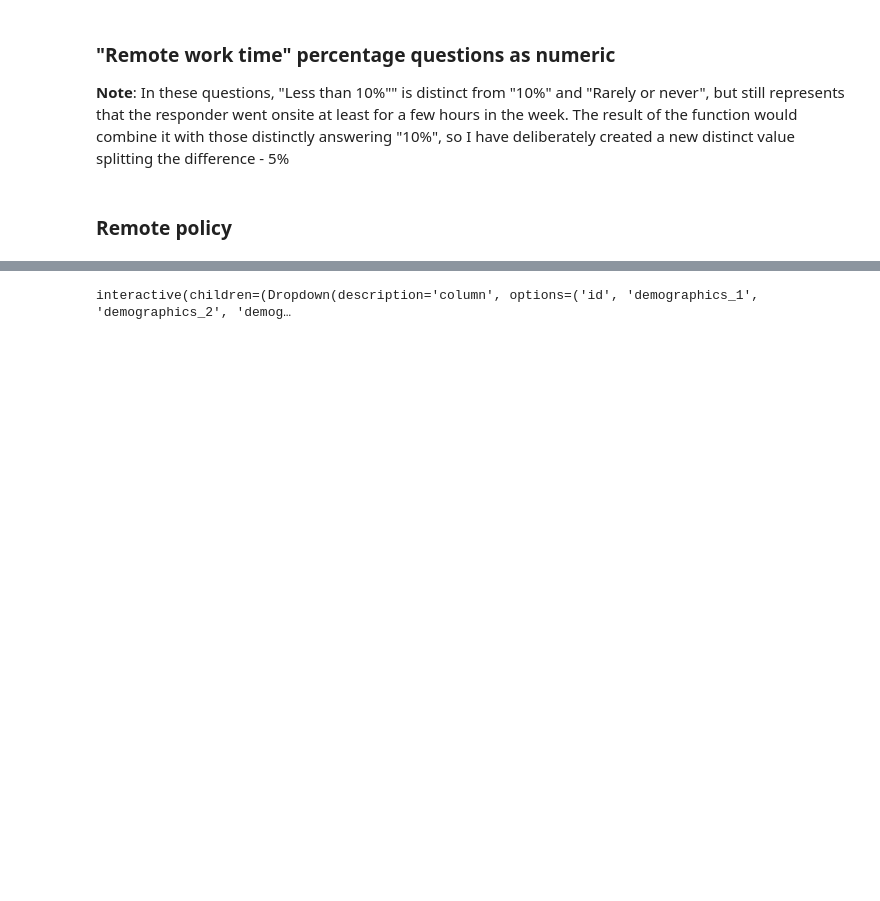
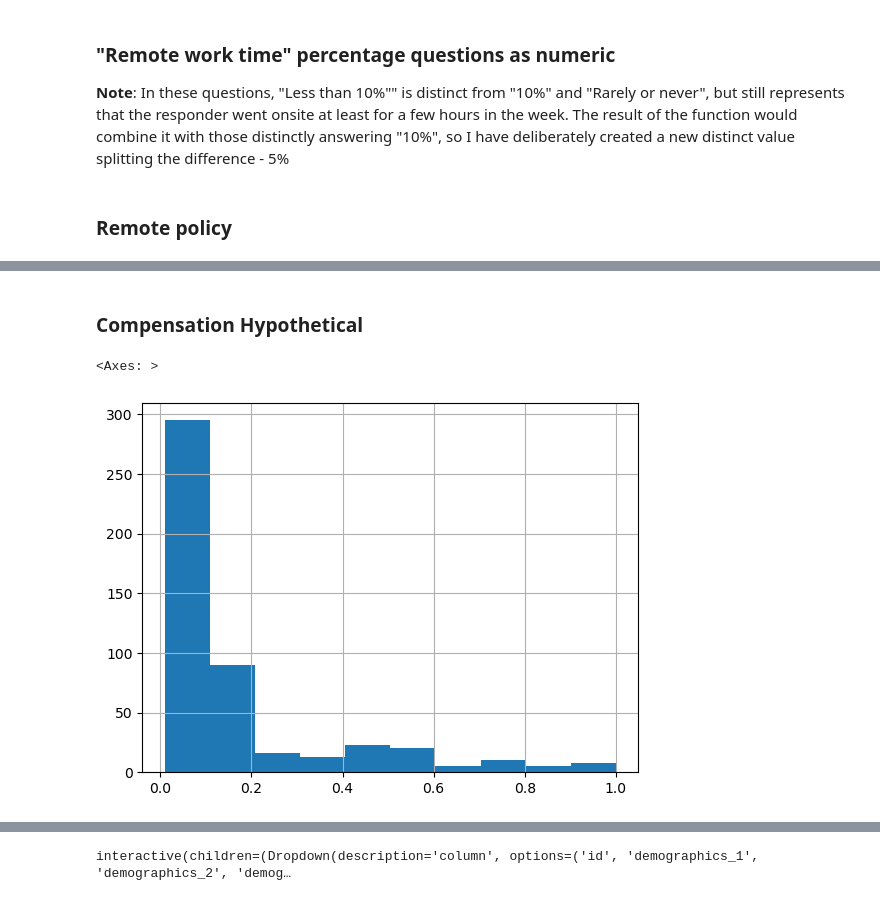
Before and after one commit to mikeminik/remote_work_survey, a Jupyter notebook: code/00_data_cleaning.ipynb, the cells around one changed output, grey strips where cells are left out. Drawn from its saved outputs; the diff is of its cells as text; code cells hidden in the pictures; blank space fills up the shorter version.

```diff
--- a/code/00_data_cleaning.ipynb
+++ b/code/00_data_cleaning.ipynb
@@ -163,0 +291,17 @@ for i in range(1,6):
+# %%
+tidy_df['use_of_time_remote_1'] = tidy_df['use_of_time_remote_1'].fillna(np.median(tidy_df[~tidy_df['use_of_time_remote_1'].isnull()]['use_of_time_remote_1']))
+
+tidy_df['use_of_time_remote_2'] = tidy_df['use_of_time_remote_2'].fillna(round(tidy_df['use_of_time_remote_2'].mean(), 1))
+
+tidy_df['use_of_time_remote_3'] = tidy_df['use_of_time_remote_3'].fillna(np.median(tidy_df[~tidy_df['use_of_time_remote_3'].isnull()]['use_of_time_remote_3']))
+
+tidy_df['use_of_time_remote_4'] = tidy_df['use_of_time_remote_4'].fillna(round(tidy_df['use_of_time_remote_4'].mean(), 1))
+
+tidy_df['use_of_time_remote_5'] = tidy_df['use_of_time_remote_5'].fillna(round(tidy_df['use_of_time_remote_5'].mean(), 1))
+# %% [markdown]
+### Compensation Hypothetical
+# %%
+tidy_df['compensation_hypothetical_2'].hist()
+# %% [output]
+<Axes: >
+[figure, added]
```
Also changed, not shown: parts of 43 cells of this notebook, 2 other files.
